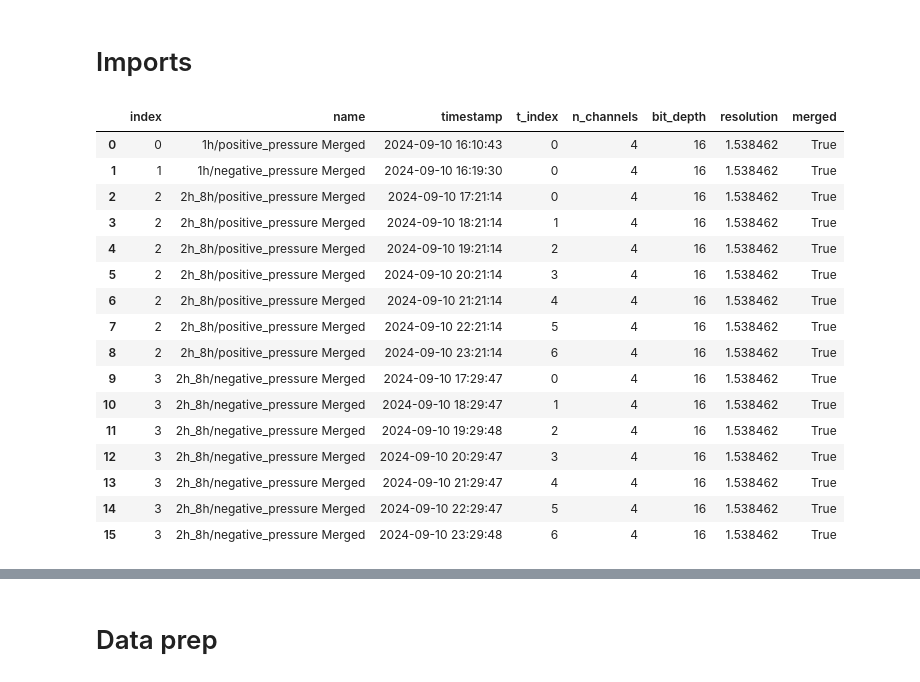
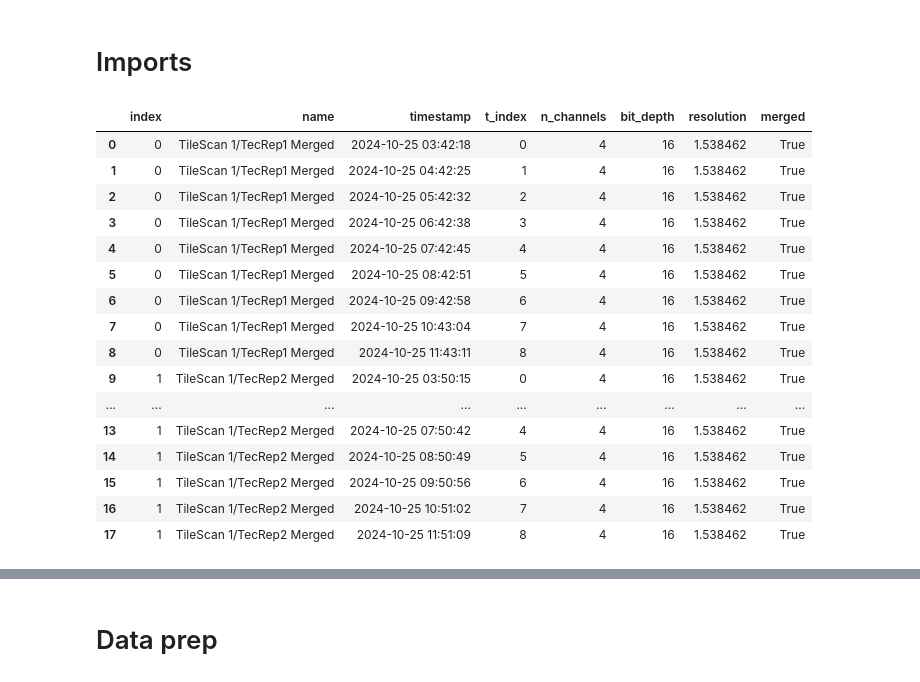
Before and after one commit to fauberma/droplet-phenotyping, a Jupyter notebook: Analysis/full_pipeline.ipynb, the cells around one changed output, grey strips where cells are left out. Cells and saved outputs as stored; diff of their text form; code cells hidden in the pictures.

```diff
--- a/Analysis/full_pipeline.ipynb
+++ b/Analysis/full_pipeline.ipynb
@@ -10,21 +9,21 @@ from Tools.sample_tools import Sample
 from Tools.db_tools import DbManager
 # %%
-parse_lif('/Volumes/T7/DMI/NKIP_FA_069/NKIP_FA_069.lif')
+parse_lif('/Volumes/T7/DMI/NKIP_FA_076/NKIP_FA_076.lif')
 # %% [output]
 |  | index | name | timestamp | t_index | n_channels | bit_depth | resolution | merged |
-| 0 | 0 | 1h/positive_pressure Merged | 2024-09-10 16:10:43 | 0 | 4 | 16 | 1.538462 | True |
-| 1 | 1 | 1h/negative_pressure Merged | 2024-09-10 16:19:30 | 0 | 4 | 16 | 1.538462 | True |
-| 2 | 2 | 2h_8h/positive_pressure Merged | 2024-09-10 17:21:14 | 0 | 4 | 16 | 1.538462 | True |
-| 3 | 2 | 2h_8h/positive_pressure Merged | 2024-09-10 18:21:14 | 1 | 4 | 16 | 1.538462 | True |
-| 4 | 2 | 2h_8h/positive_pressure Merged | 2024-09-10 19:21:14 | 2 | 4 | 16 | 1.538462 | True |
-| 5 | 2 | 2h_8h/positive_pressure Merged | 2024-09-10 20:21:14 | 3 | 4 | 16 | 1.538462 | True |
-| 6 | 2 | 2h_8h/positive_pressure Merged | 2024-09-10 21:21:14 | 4 | 4 | 16 | 1.538462 | True |
-| 7 | 2 | 2h_8h/positive_pressure Merged | 2024-09-10 22:21:14 | 5 | 4 | 16 | 1.538462 | True |
-| 8 | 2 | 2h_8h/positive_pressure Merged | 2024-09-10 23:21:14 | 6 | 4 | 16 | 1.538462 | True |
-| 9 | 3 | 2h_8h/negative_pressure Merged | 2024-09-10 17:29:47 | 0 | 4 | 16 | 1.538462 | True |
-| 10 | 3 | 2h_8h/negative_pressure Merged | 2024-09-10 18:29:47 | 1 | 4 | 16 | 1.538462 | True |
-| 11 | 3 | 2h_8h/negative_pressure Merged | 2024-09-10 19:29:48 | 2 | 4 | 16 | 1.538462 | True |
-| 12 | 3 | 2h_8h/negative_pressure Merged | 2024-09-10 20:29:47 | 3 | 4 | 16 | 1.538462 | True |
-| 13 | 3 | 2h_8h/negative_pressure Merged | 2024-09-10 21:29:47 | 4 | 4 | 16 | 1.538462 | True |
-| 14 | 3 | 2h_8h/negative_pressure Merged | 2024-09-10 22:29:47 | 5 | 4 | 16 | 1.538462 | True |
-| 15 | 3 | 2h_8h/negative_pressure Merged | 2024-09-10 23:29:48 | 6 | 4 | 16 | 1.538462 | True |
+| 0 | 0 | TileScan 1/TecRep1 Merged | 2024-10-25 03:42:18 | 0 | 4 | 16 | 1.538462 | True |
+| 1 | 0 | TileScan 1/TecRep1 Merged | 2024-10-25 04:42:25 | 1 | 4 | 16 | 1.538462 | True |
+| 2 | 0 | TileScan 1/TecRep1 Merged | 2024-10-25 05:42:32 | 2 | 4 | 16 | 1.538462 | True |
+| 3 | 0 | TileScan 1/TecRep1 Merged | 2024-10-25 06:42:38 | 3 | 4 | 16 | 1.538462 | True |
+| 4 | 0 | TileScan 1/TecRep1 Merged | 2024-10-25 07:42:45 | 4 | 4 | 16 | 1.538462 | True |
+| 5 | 0 | TileScan 1/TecRep1 Merged | 2024-10-25 08:42:51 | 5 | 4 | 16 | 1.538462 | True |
+| 6 | 0 | TileScan 1/TecRep1 Merged | 2024-10-25 09:42:58 | 6 | 4 | 16 | 1.538462 | True |
+| 7 | 0 | TileScan 1/TecRep1 Merged | 2024-10-25 10:43:04 | 7 | 4 | 16 | 1.538462 | True |
+| 8 | 0 | TileScan 1/TecRep1 Merged | 2024-10-25 11:43:11 | 8 | 4 | 16 | 1.538462 | True |
+| 9 | 1 | TileScan 1/TecRep2 Merged | 2024-10-25 03:50:15 | 0 | 4 | 16 | 1.538462 | True |
+| ... | ... | ... | ... | ... | ... | ... | ... | ... |
+| 13 | 1 | TileScan 1/TecRep2 Merged | 2024-10-25 07:50:42 | 4 | 4 | 16 | 1.538462 | True |
+| 14 | 1 | TileScan 1/TecRep2 Merged | 2024-10-25 08:50:49 | 5 | 4 | 16 | 1.538462 | True |
+| 15 | 1 | TileScan 1/TecRep2 Merged | 2024-10-25 09:50:56 | 6 | 4 | 16 | 1.538462 | True |
+| 16 | 1 | TileScan 1/TecRep2 Merged | 2024-10-25 10:51:02 | 7 | 4 | 16 | 1.538462 | True |
+| 17 | 1 | TileScan 1/TecRep2 Merged | 2024-10-25 11:51:09 | 8 | 4 | 16 | 1.538462 | True |
```
Also changed, not shown: parts of 16 cells of this notebook, 9 other files.
